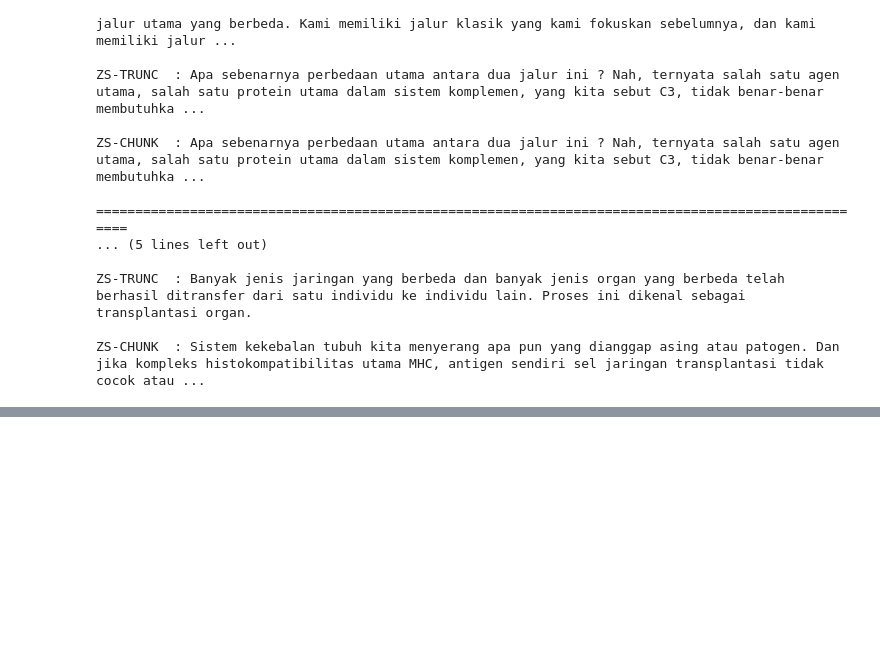
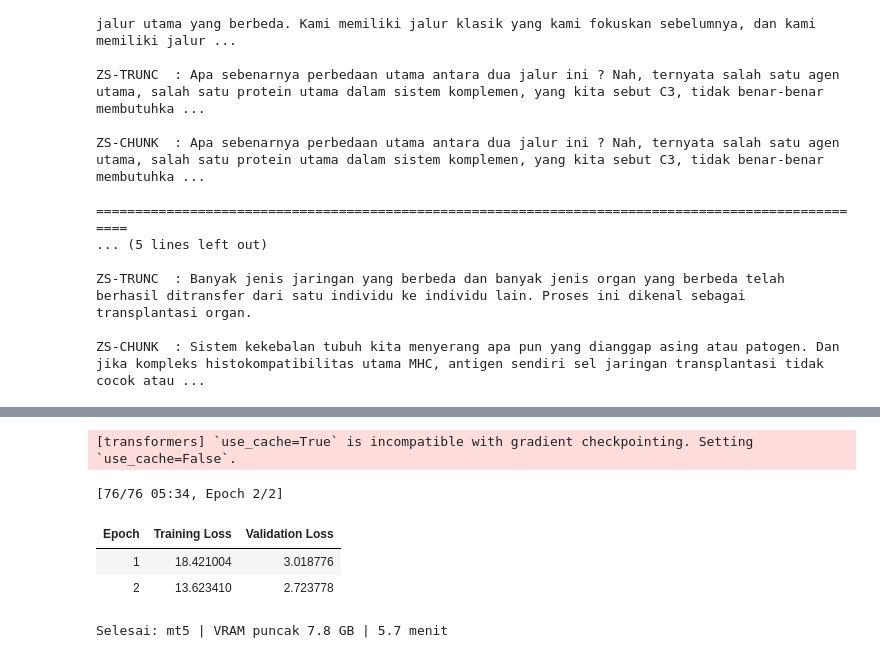
Before and after one commit to IRay3477/Pengembangan-Model-Deep-Learning-dan-Implementasi-API, a Jupyter notebook: Deep_Learning_Peringkasan_Otomatis_Video_Kuliah_Bahasa_Indonesia.ipynb, the cells around one changed output, grey strips where cells are left out. Drawn from its saved outputs; the diff is of its cells as text; code cells hidden in the pictures; blank space fills up the shorter version.

```diff
--- a/Deep_Learning_Peringkasan_Otomatis_Video_Kuliah_Bahasa_Indonesia.ipynb
+++ b/Deep_Learning_Peringkasan_Otomatis_Video_Kuliah_Bahasa_Indonesia.ipynb
@@ -1434,0 +1649,74 @@ ZS-CHUNK  : Sistem kekebalan tubuh kita menyerang apa pun yang dianggap asing at
+# %%
+path_hasil_seleksi = f'{output_tahap5}/hasil_seleksi_model.csv'
+
+if os.path.exists(path_hasil_seleksi):
+    model_selesai = set(pd.read_csv(path_hasil_seleksi)['model'])
+else:
+    model_selesai = set()
+
+for nama_singkat, pengaturan in kandidat_model_utama.items():
+    if nama_singkat in model_selesai:
+        print('Sudah selesai, dilewati:', nama_singkat)
+        continue
+
+    tokenizer, model = muat_kandidat(pengaturan['nama_model'])
+    argumen_latih = Seq2SeqTrainingArguments(
+        output_dir=f'/content/seleksi_{nama_singkat}',
+        num_train_epochs=jumlah_epoch,
+        per_device_train_batch_size=2,
+        per_device_eval_batch_size=2,
+        gradient_accumulation_steps=4,
+        learning_rate=pengaturan['learning_rate'],
+        optim='adafactor',
+        warmup_steps=10,
+        fp16=pengaturan['fp16'],
+        gradient_checkpointing=True,
+        eval_strategy='epoch',
+        save_strategy='no',
+        logging_steps=5,
+        report_to='none',
+        seed=seed,
+    )
+    trainer = Seq2SeqTrainer(
+        model=model,
+        args=argumen_latih,
+        train_dataset=tokenisasi_pasangan(data_latih_seleksi, tokenizer),
+        eval_dataset=tokenisasi_pasangan(data_val, tokenizer),
+        data_collator=buat_pengumpul_batch(tokenizer.pad_token_id),
+    )
+
+    torch.cuda.reset_peak_memory_stats()
+    waktu_mulai = time.time()
+    trainer.train()
+    durasi_latih = time.time() - waktu_mulai
+    vram_puncak = torch.cuda.max_memory_allocated() / 1024 ** 3
+
+    riwayat_loss = pd.DataFrame(trainer.state.log_history)
+    riwayat_loss.assign(model=nama_singkat).to_csv(f'{output_tahap5}/log_loss_{nama_singkat}.csv', index=False)
+
+    # optimizer dibuang dulu dari GPU sebelum generate
+    del trainer
+    gc.collect()
+    torch.cuda.empty_cache()
+
+    model.eval()
+    prediksi_val = ringkas_batch(data_val_rouge['transkrip_id'].tolist(), model, tokenizer)
+
+    hasil_satu_model = pd.DataFrame([{
+        'model': nama_singkat,
+        'parameter_juta': model.num_parameters() / 1e6,
+        'vram_puncak_gb': vram_puncak,
+        'menit_per_epoch': durasi_latih / 60 / jumlah_epoch,
+        'train_loss': riwayat_loss['loss'].dropna().iloc[-1],
+        'val_loss': riwayat_loss['eval_loss'].dropna().iloc[-1],
+        **hitung_rouge(prediksi_val, data_val_rouge['ringkasan_id'].tolist()),
+    }])
+    hasil_satu_model.to_csv(path_hasil_seleksi, mode='a', header=not os.path.exists(path_hasil_seleksi), index=False)
+    data_val_rouge.assign(prediksi=prediksi_val)[['Video Name', 'ringkasan_id', 'prediksi']].to_csv(
+        f'{output_tahap5}/prediksi_val_{nama_singkat}.csv', index=False)
+
+    del model
+    gc.collect()
+    torch.cuda.empty_cache()
+    print(f'Selesai: {nama_singkat} | VRAM puncak {vram_puncak:.1f} GB | {durasi_latih / 60:.1f} menit')
+# %% [output]
@@ -1434,0 +1726,6 @@ ZS-CHUNK  : Sistem kekebalan tubuh kita menyerang apa pun yang dianggap asing at
+[transformers] `use_cache=True` is incompatible with gradient checkpointing. Setting `use_cache=False`.
+[76/76 05:34, Epoch 2/2]
+| Epoch | Training Loss | Validation Loss |
+| 1 | 18.421004 | 3.018776 |
+| 2 | 13.623410 | 2.723778 |
+Selesai: mt5 | VRAM puncak 7.8 GB | 5.7 menit
```
Also changed, not shown: parts of 25 cells of this notebook.
